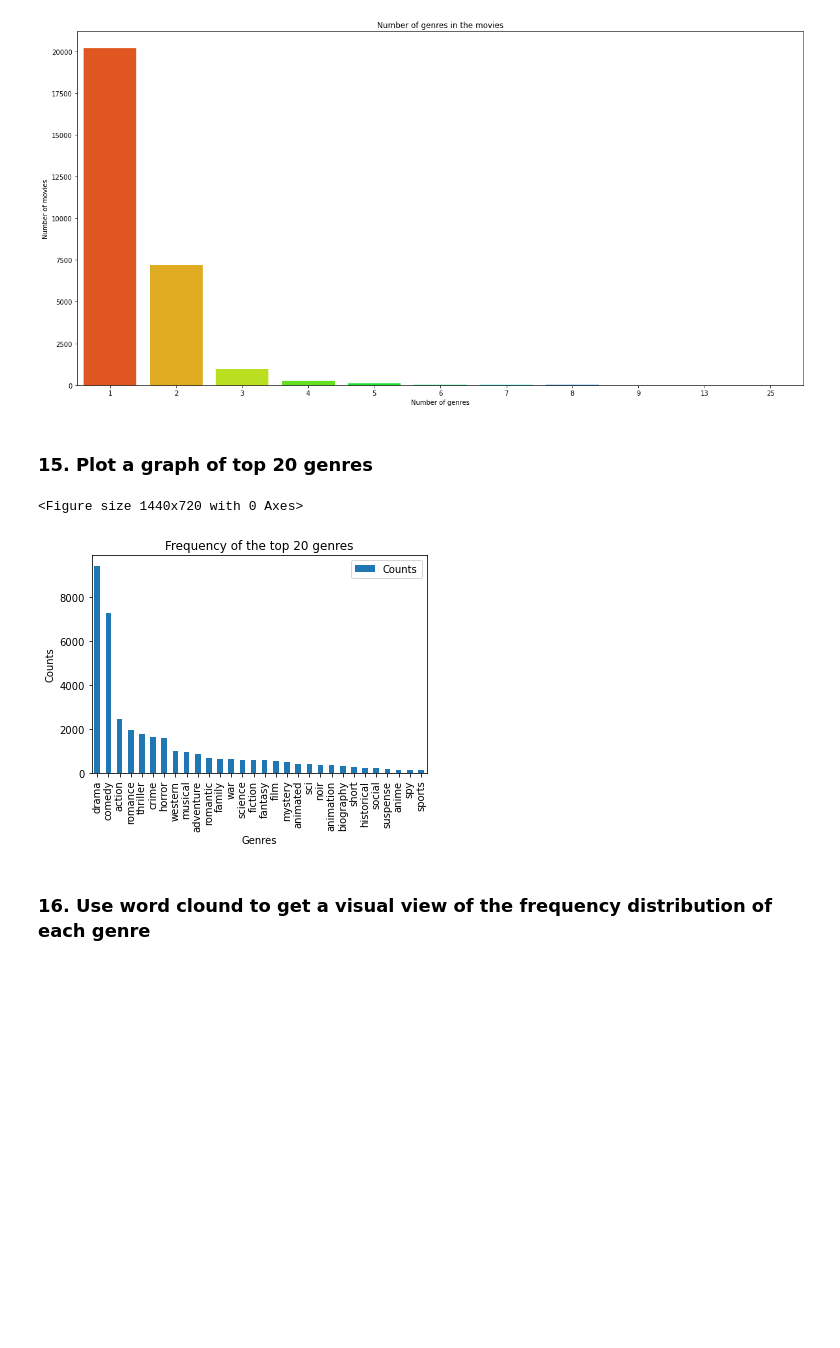
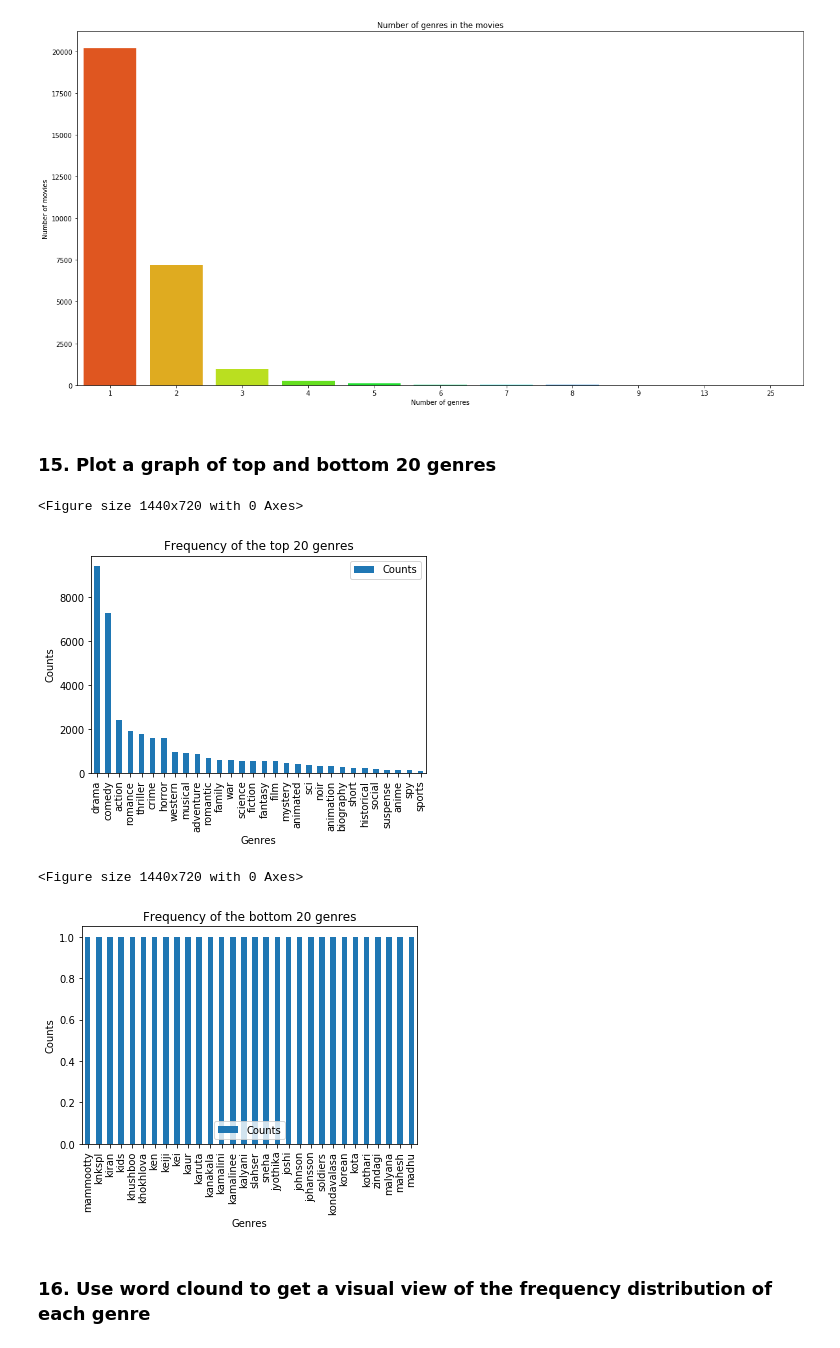
Before and after one commit to zbl09/H6751-Group-Assignment---01, a Jupyter notebook: Code01.ipynb, the cells around one changed output. Drawn from its saved outputs; the diff is of its cells as text; code cells hidden in the pictures; blank space fills up the shorter version.

```diff
--- a/Code01.ipynb
+++ b/Code01.ipynb
@@ -193,20 +193,31 @@ plt.show()
 # %% [output]
 [figure]
 # %% [markdown]
-### 15. Plot a graph of top 20 genres
+### 15. Plot a graph of top and bottom 20 genres
 # %%
 #top 20 genres
 i=np.arange(30)
 fig = plt.figure(figsize=(20,10))
 genre_df_sorted.head(30).plot(kind='bar')
 plt.title('Frequency of the top 20 genres')
 plt.xticks(i,genre_df_sorted['Genres'])
 plt.xlabel('Genres')
 plt.ylabel('Counts')
 plt.show()
+
+genre_df_sorted_least = genre_df.sort_values(['Counts'],ascending=True)
+fig = plt.figure(figsize=(20,10))
+genre_df_sorted_least.head(30).plot(kind='bar')
+plt.title('Frequency of the bottom 20 genres')
+plt.xticks(i,genre_df_sorted_least['Genres'])
+plt.xlabel('Genres')
+plt.ylabel('Counts')
+plt.show()
 # %% [output]
 <Figure size 1440x720 with 0 Axes>
-[figure, old version]
+[figure, new version]
+<Figure size 1440x720 with 0 Axes>
+[figure, added]
 # %% [markdown]
 ### 16. Use word clound to get a visual view of the frequency distribution of each genre
 # %%
```
Also changed, not shown: parts of 2 cells of this notebook, 2 other files.
